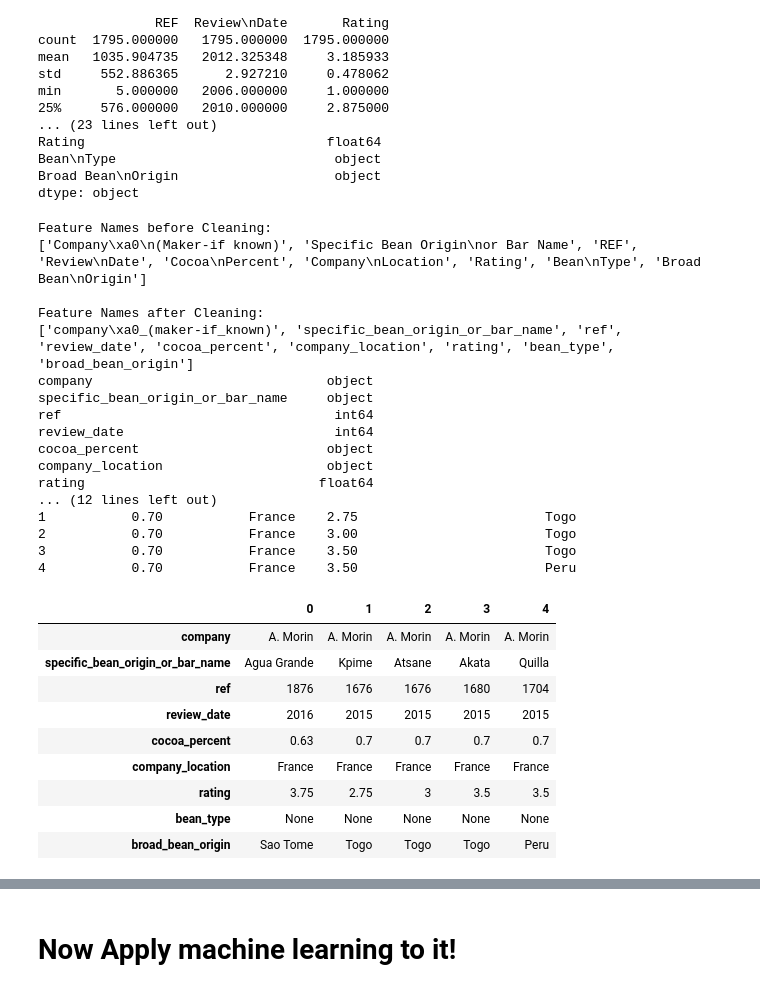
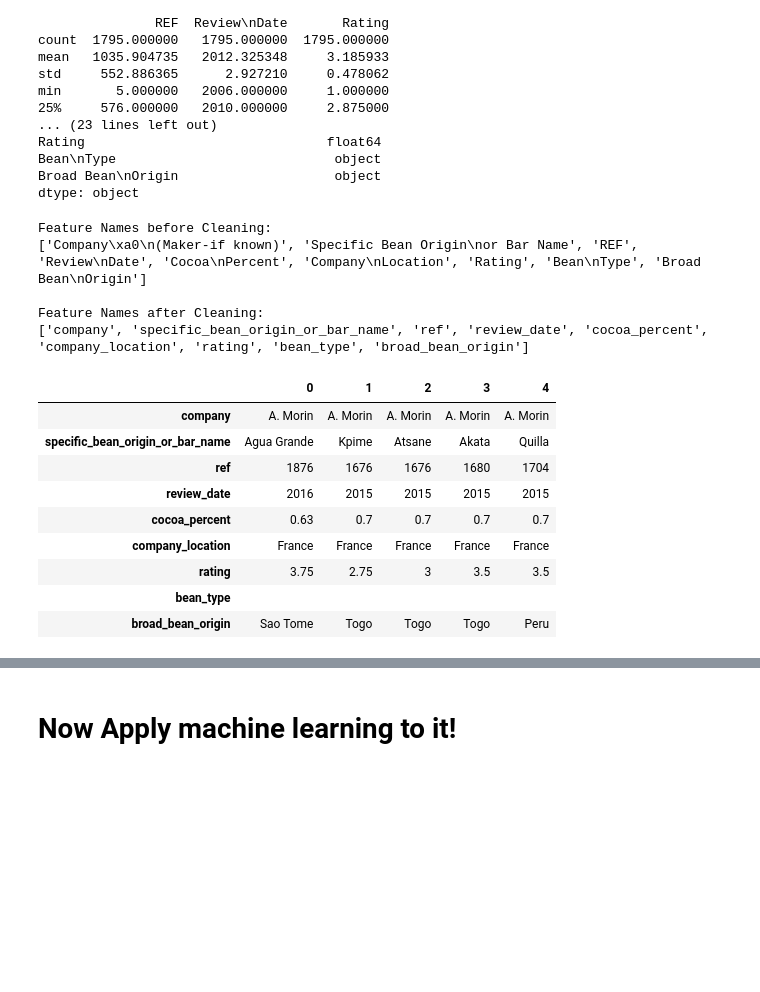
Before and after one commit to emyroyer/FlavorOfCacao_DataScienceProject, a Jupyter notebook: FlavorsOfCacao.ipynb, the cells around one changed output, grey strips where cells are left out. Cells and saved outputs as stored; diff of their text form; code cells hidden in the pictures; blank space fills up the shorter version.

```diff
--- a/FlavorsOfCacao.ipynb
+++ b/FlavorsOfCacao.ipynb
@@ -106,74 +104,51 @@ dtype: object
 # %%
 # Cleaning our feature names
 cols = list(data.columns)
+print("Feature Names before Cleaning:")
+print(cols)
 
 ### Function to replace newline characters and spaces in the feature names
 def rec_features(feature_names):
     rec_feat = []
     for f in feature_names:
         rec_feat.append(((f.casefold()).replace("\n","_")).replace(" ","_"))
     return rec_feat
-# # remove some unnecessary strings `\n` and `\xa0`
-# data.columns = data.columns.str.replace('\n', ' ').str.replace('\xa0', '')
-# print(data.columns.tolist())
-
-print("Feature Names before Cleaning:")
-print(cols)
-print("\nFeature Names after Cleaning:")
-print(rec_features(cols))
 
 # Manual Removal
 new_feature_names = rec_features(cols)
 new_feature_names[0] = "company"
+print("\nFeature Names after Cleaning:")
+print(new_feature_names)
 
 data=data.rename(columns=dict(zip(data.columns,new_feature_names)))
-print(data.dtypes)
 
-# Making that much needed conversion
+# REmove the % sign from the cocoa_percent column
 data['cocoa_percent']=data['cocoa_percent'].str.replace('%','').astype(float)/100
-print(data.head())
-# # convert `string` to `float`
-# #data['Cocoa Percent'] = data['Cocoa Percent'].apply(lambda row: row[:-1]).astype('float')
-# # check data types
-# print(data.dtypes)
 
 # dealing with missing values
+# there is missing values in the bean_type and broad_bean_origin columns
 # Replace the weird spaces with None (Symbolizes no data)
-def repl_space(x):
-    if(x is "\xa0"):
-        return "None"
-
-# apply()
-data['bean_type'] = data['bean_type'].apply(repl_space)
-data.isna()
-data = data.fillna("Null")
+#def repl_space(x):
+#    if(x is "\xa0"):
+#        return "None"
+#data['bean_type'] = data['bean_type'].apply(repl_space)
+#data.isna()
+#data = data.fillna("Null")
 data.head().T
 # %% [output]
 Feature Names before Cleaning:
 ['Company\xa0\n(Maker-if known)', 'Specific Bean Origin\nor Bar Name', 'REF', 'Review\nDate', 'Cocoa\nPercent', 'Company\nLocation', 'Rating', 'Bean\nType', 'Broad Bean\nOrigin']
 
 Feature Names after Cleaning:
-['company\xa0_(maker-if_known)', 'specific_bean_origin_or_bar_name', 'ref', 'review_date', 'cocoa_percent', 'company_location', 'rating', 'bean_type', 'broad_bean_origin']
-company                              object
-specific_bean_origin_or_bar_name     object
-ref                                   int64
-review_date                           int64
-cocoa_percent                        object
-company_location                     object
-rating                              float64
-... (12 lines left out)
-1           0.70           France    2.75                        Togo
-2           0.70           France    3.00                        Togo
-3           0.70           France    3.50                        Togo
-4           0.70           France    3.50                        Peru
+['company', 'specific_bean_origin_or_bar_name', 'ref', 'review_date', 'cocoa_percent', 'company_location', 'rating', 'bean_type', 'broad_bean_origin']
 |  | 0 | 1 | 2 | 3 | 4 |
 | company | A. Morin | A. Morin | A. Morin | A. Morin | A. Morin |
 | specific_bean_origin_or_bar_name | Agua Grande | Kpime | Atsane | Akata | Quilla |
 | ref | 1876 | 1676 | 1676 | 1680 | 1704 |
 | review_date | 2016 | 2015 | 2015 | 2015 | 2015 |
 | cocoa_percent | 0.63 | 0.7 | 0.7 | 0.7 | 0.7 |
 | company_location | France | France | France | France | France |
 | rating | 3.75 | 2.75 | 3 | 3.5 | 3.5 |
-| bean_type | None | None | None | None | None |
+| bean_type |  |  |  |  |  |
 | broad_bean_origin | Sao Tome | Togo | Togo | Togo | Peru |
 # %%
```
Also changed, not shown: parts of 15 cells of this notebook.
